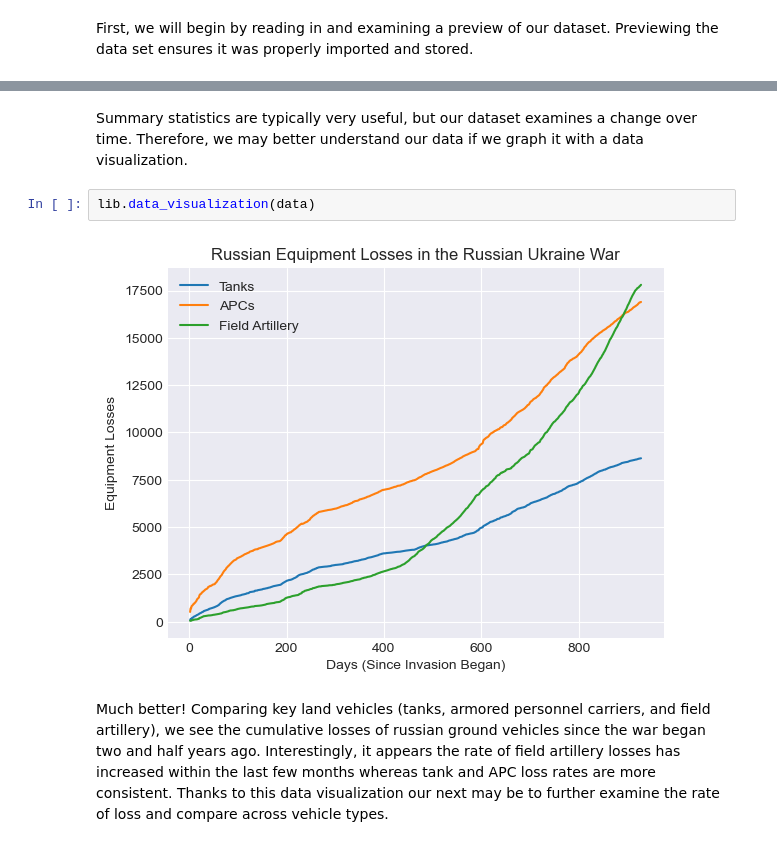
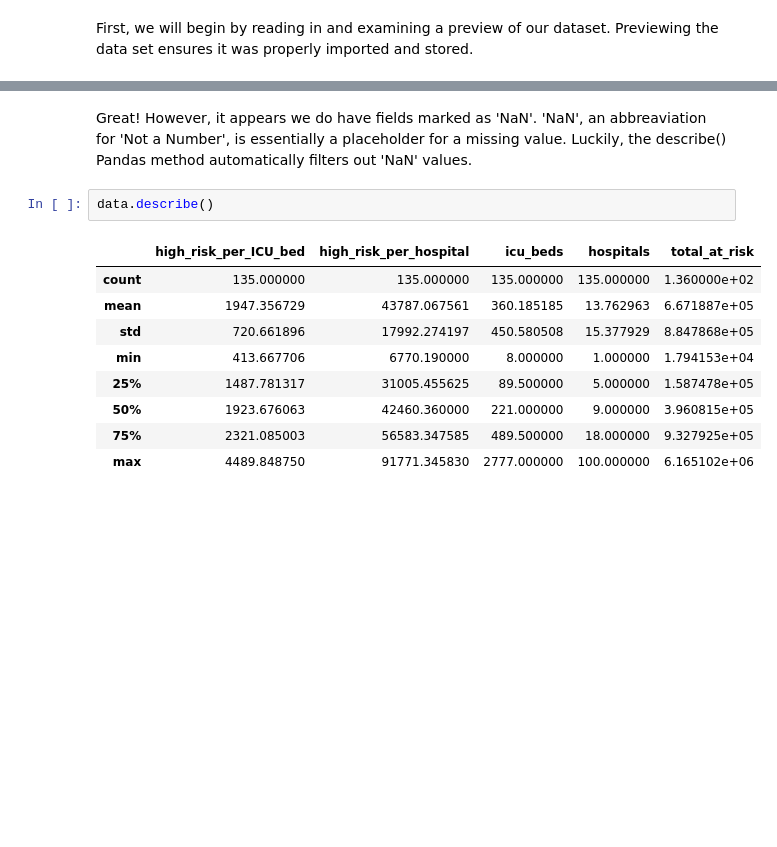
Before and after one commit to zachary-fennie/Python-Scripting-for-SQL-Database, a Jupyter notebook: main_notebook.ipynb, the cells around one changed output, grey strips where cells are left out. Cells and saved outputs as stored; diff of their text form; blank space fills up the shorter version.

```diff
--- a/main_notebook.ipynb
+++ b/main_notebook.ipynb
@@ -66,8 +34,14 @@ lib.data_summary_stats(data)
-# %% [markdown]
-Summary statistics are typically very useful, but our dataset examines a change over time. Therefore, we may better understand our data if we graph it with a data visualization.
-# %%
-lib.data_visualization(data)
-# %% [output]
-[figure, removed]
-# %% [markdown]
-Much better! Comparing key land vehicles (tanks, armored personnel carriers, and field artillery), we see the cumulative losses of russian ground vehicles since the war began two and half years ago. Interestingly, it appears the rate of field artillery losses has increased within the last few months whereas tank and APC loss rates are more consistent. Thanks to this data visualization our next may be to further examine the rate of loss and compare across vehicle types.
+# %% [markdown]
+Great! However, it appears we do have fields marked as 'NaN'. 'NaN', an abbreaviation for 'Not a Number', is essentially a placeholder for a missing value. Luckily, the describe() Pandas method automatically filters out 'NaN' values.
+# %%
+data.describe()
+# %% [output]
+|  | high_risk_per_ICU_bed | high_risk_per_hospital | icu_beds | hospitals | total_at_risk |
+| count | 135.000000 | 135.000000 | 135.000000 | 135.000000 | 1.360000e+02 |
+| mean | 1947.356729 | 43787.067561 | 360.185185 | 13.762963 | 6.671887e+05 |
+| std | 720.661896 | 17992.274197 | 450.580508 | 15.377929 | 8.847868e+05 |
+| min | 413.667706 | 6770.190000 | 8.000000 | 1.000000 | 1.794153e+04 |
+| 25% | 1487.781317 | 31005.455625 | 89.500000 | 5.000000 | 1.587478e+05 |
+| 50% | 1923.676063 | 42460.360000 | 221.000000 | 9.000000 | 3.960815e+05 |
+| 75% | 2321.085003 | 56583.347585 | 489.500000 | 18.000000 | 9.327925e+05 |
+| max | 4489.848750 | 91771.345830 | 2777.000000 | 100.000000 | 6.165102e+06 |
```
Also changed, not shown: parts of 8 cells of this notebook, 2 other files.
